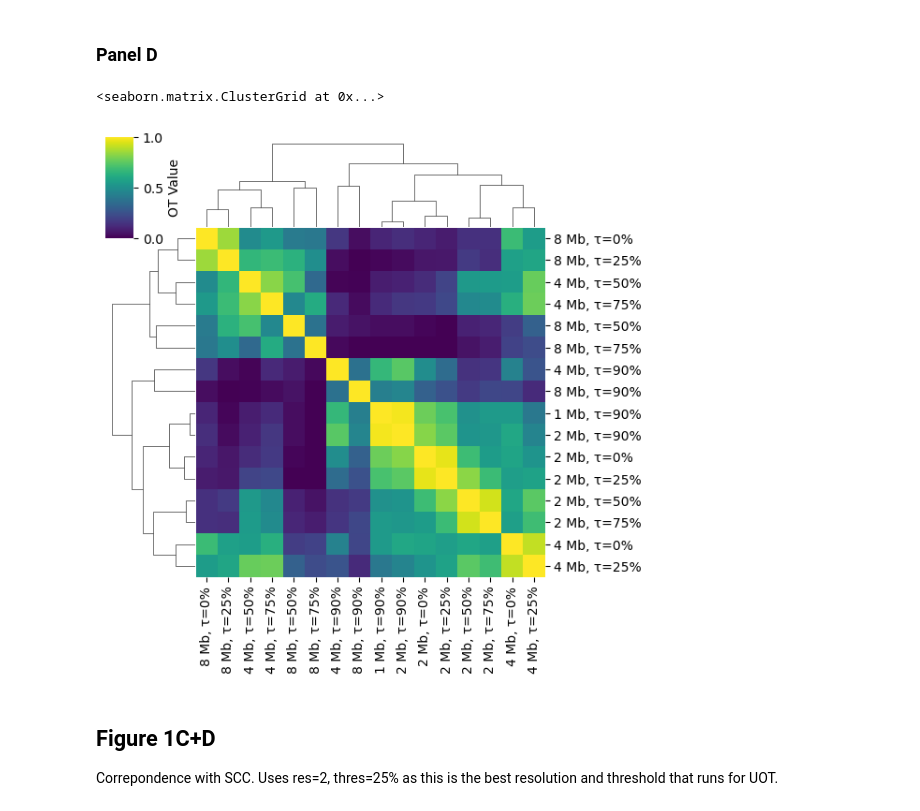
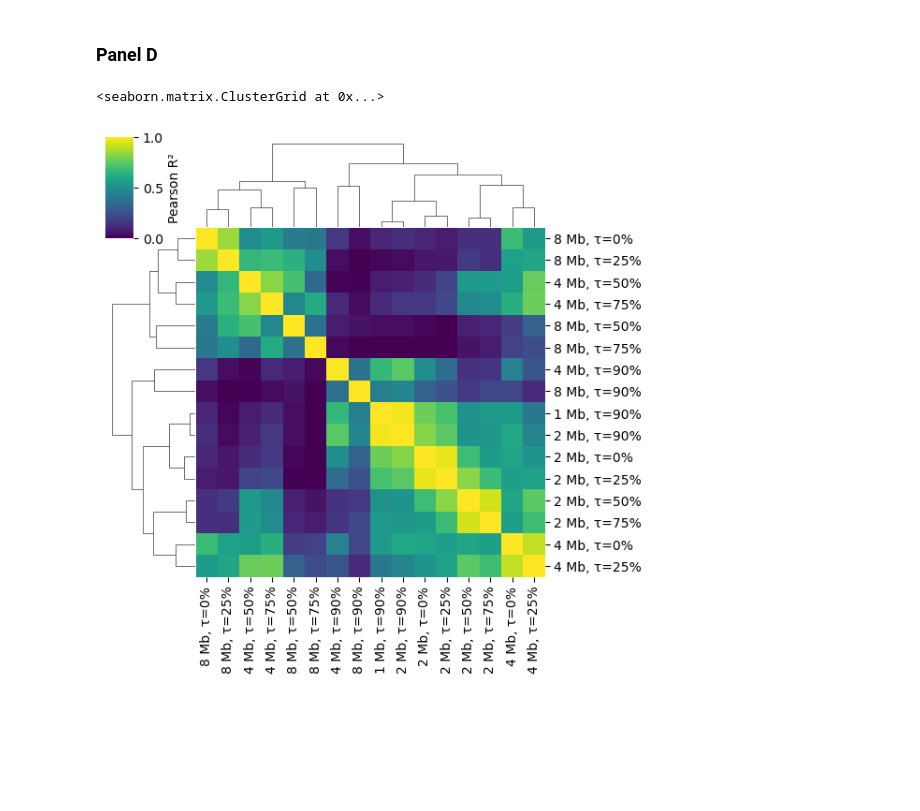
Before and after one commit to OlivierJSm/MasterInternship1, a Jupyter notebook: Testing/Report Figures/section_1.ipynb, the cells around one changed output. Cells and saved outputs as stored; diff of their text form; code cells hidden in the pictures; blank space fills up the shorter version.

```diff
--- a/Testing/Report Figures/section_1.ipynb
+++ b/Testing/Report Figures/section_1.ipynb
@@ -408,17 +538,14 @@ plt.show()
 # %%
 # Unbalanced
 results_unbalanced = import_data_sup1(False)
 cor_mat_unbalanced = correspondence_matrix(results_unbalanced)
 sns.clustermap(
     cor_mat_unbalanced,
     cmap="viridis",
     vmin=0,
-    cbar_kws={'label' : 'OT Value'},
+    cbar_kws={'label' : 'Pearson R²'},
     figsize=(6,6)
 )
 # %% [output]
 <seaborn.matrix.ClusterGrid at 0x...>
-[figure, old version]
+[figure, new version]
-# %% [markdown]
-## Figure 1C+D
-Correpondence with SCC. Uses res=2, thres=25% as this is the best resolution and threshold that runs for UOT.
```
Also changed, not shown: parts of 39 cells of this notebook, 26 other files.
